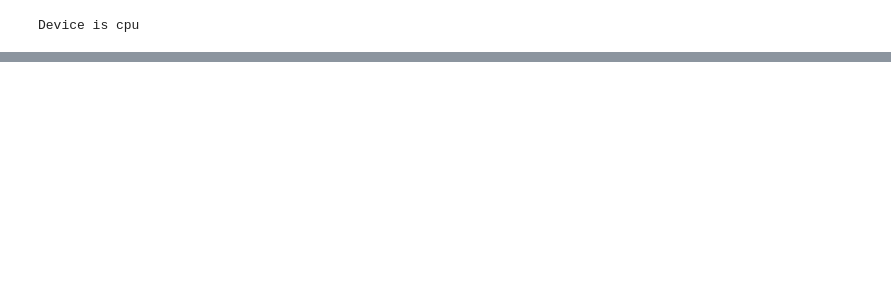
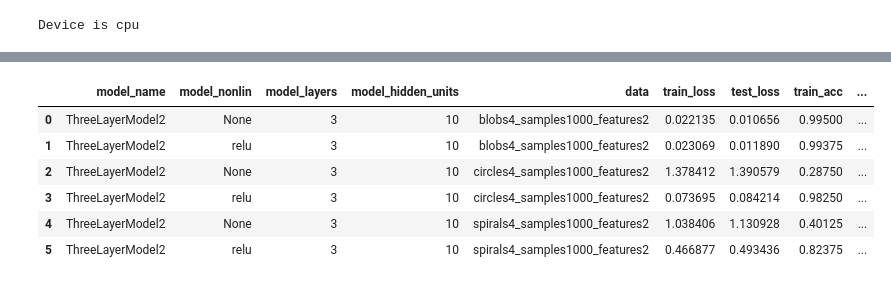
Before and after one commit to chris-warner-II/pytorch_projects, a Jupyter notebook: 03_Multi_Classification.ipynb, the cells around one changed output, grey strips where cells are left out. Saved outputs shown, nothing was run; the diff lists cells and outputs as text; code cells hidden in the pictures; blank space fills up the shorter version.

```diff
--- a/03_Multi_Classification.ipynb
+++ b/03_Multi_Classification.ipynb
@@ -237,0 +439,11 @@ Text(0.5, 1.0, 'Test')
+# %%
+res = pd.DataFrame(results)
+res
+# %% [output]
+|  | model_name | model_nonlin | model_layers | model_hidden_units | data | train_loss | test_loss | train_acc | ... |
+| 0 | ThreeLayerModel2 | None | 3 | 10 | blobs4_samples1000_features2 | 0.022135 | 0.010656 | 0.99500 | ... |
+| 1 | ThreeLayerModel2 | relu | 3 | 10 | blobs4_samples1000_features2 | 0.023069 | 0.011890 | 0.99375 | ... |
+| 2 | ThreeLayerModel2 | None | 3 | 10 | circles4_samples1000_features2 | 1.378412 | 1.390579 | 0.28750 | ... |
+| 3 | ThreeLayerModel2 | relu | 3 | 10 | circles4_samples1000_features2 | 0.073695 | 0.084214 | 0.98250 | ... |
+| 4 | ThreeLayerModel2 | None | 3 | 10 | spirals4_samples1000_features2 | 1.038406 | 1.130928 | 0.40125 | ... |
+| 5 | ThreeLayerModel2 | relu | 3 | 10 | spirals4_samples1000_features2 | 0.466877 | 0.493436 | 0.82375 | ... |
```
Also changed, not shown: parts of 33 cells of this notebook.
